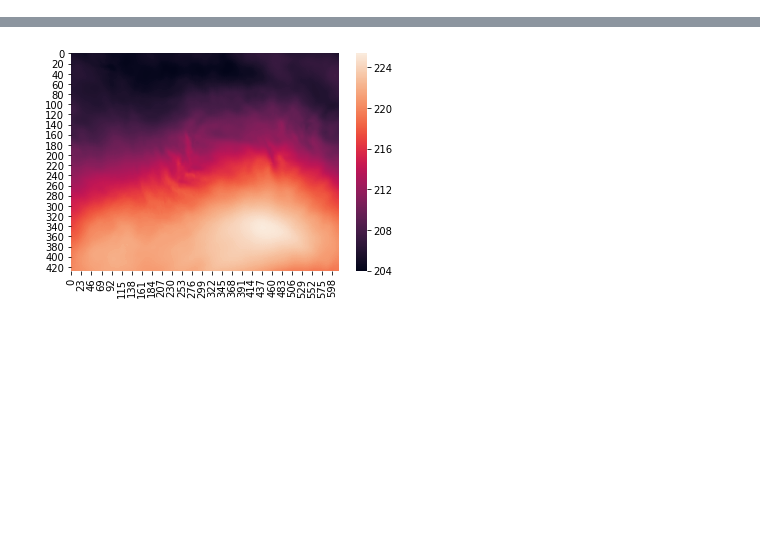
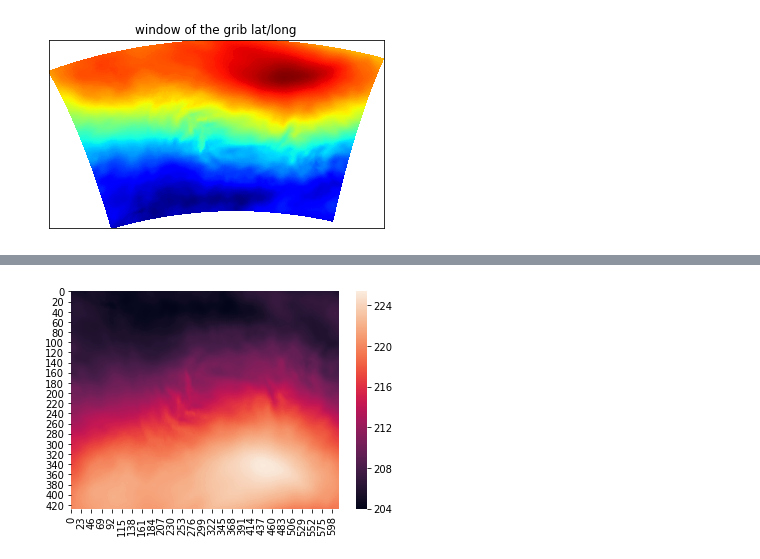
Before and after one commit to yuanzhou15/capstone-weather, a Jupyter notebook: satyam/model/EDA_model.ipynb, the cells around one changed output, grey strips where cells are left out. Cells and saved outputs as stored; diff of their text form; code cells hidden in the pictures; blank space fills up the shorter version.

```diff
--- a/satyam/model/EDA_model.ipynb
+++ b/satyam/model/EDA_model.ipynb
@@ -55,0 +157,20 @@ array([[205.39998, 205.29997, 205.29997, ..., 205.39998, 205.39998,
+# %%
+from mpl_toolkits.basemap import Basemap
+import matplotlib.pyplot as plt
+
+grb = grbs.select(name='Temperature')[0]
+data=grb.values
+lat,lon = grb.latlons()
+
+
+m=Basemap(projection='mill',lat_ts=10,llcrnrlon=lon.min(), \
+  urcrnrlon=lon.max(),llcrnrlat=lat.min(),urcrnrlat=lat.max(), \
+  resolution='c')
+
+x, y = m(lon,lat)
+cs = m.pcolormesh(x,y,data,shading='flat',cmap=plt.cm.jet)
+
+plt.title('window of the grib lat/long')
+plt.show()
+# %% [output]
+[figure, added]
```
Also changed, not shown: parts of 30 cells of this notebook, 4 other files.
